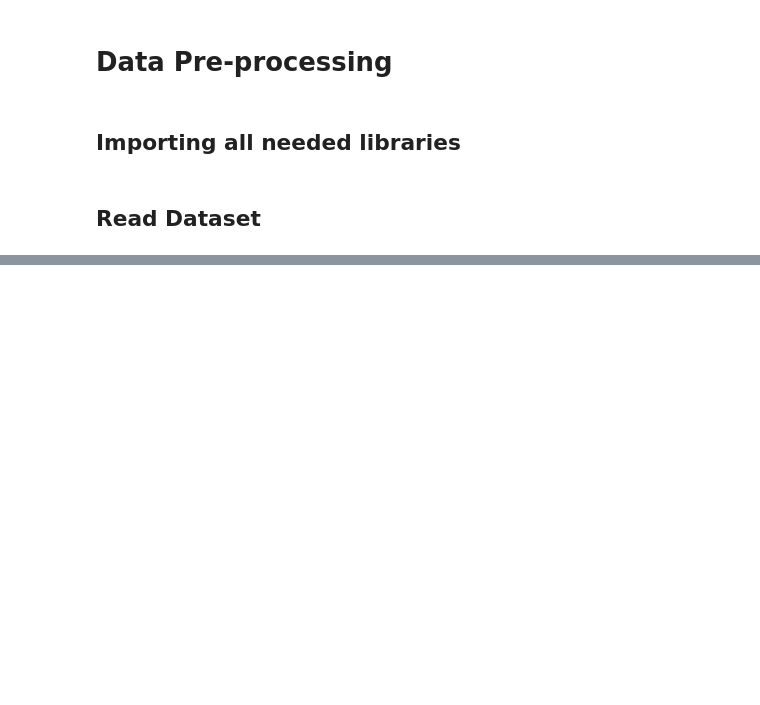
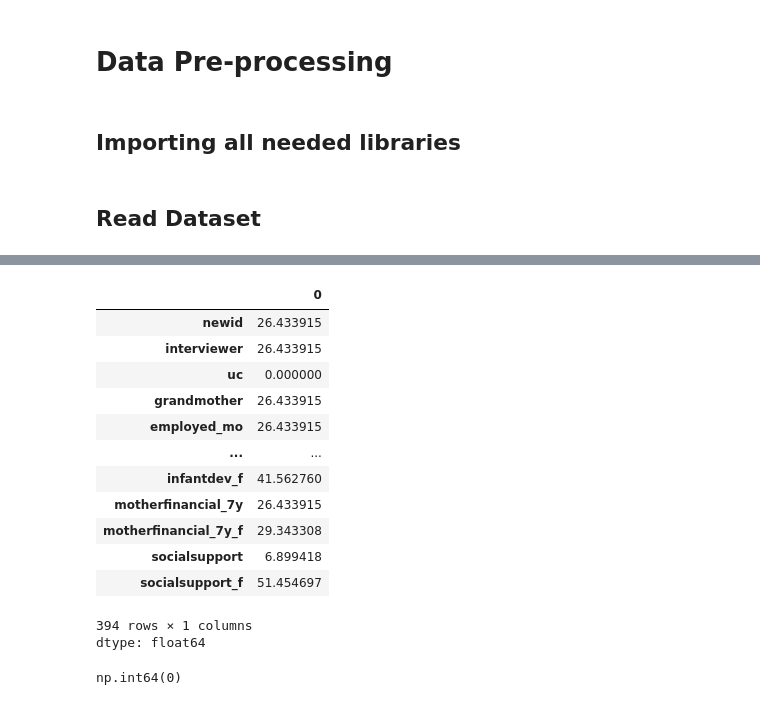
Before and after one commit to Armina101/Postpartum-depression-prediction-model, a Jupyter notebook: postpartum_depression_prediction.ipynb, the cells around one changed output, grey strips where cells are left out. Saved outputs shown, nothing was run; the diff lists cells and outputs as text; code cells hidden in the pictures; blank space fills up the shorter version.

```diff
--- a/postpartum_depression_prediction.ipynb
+++ b/postpartum_depression_prediction.ipynb
@@ -29,0 +67,21 @@ pd.read_csv('https://raw.githubusercontent.com/Armina101/Postpartum-depression-p
+# %%
+df.isnull().sum()/df.shape[0]*100
+# %% [output]
+|  | 0 |
+| newid | 26.433915 |
+| interviewer | 26.433915 |
+| uc | 0.000000 |
+| grandmother | 26.433915 |
+| employed_mo | 26.433915 |
+| ... | ... |
+| infantdev_f | 41.562760 |
+| motherfinancial_7y | 26.433915 |
+| motherfinancial_7y_f | 29.343308 |
+| socialsupport | 6.899418 |
+| socialsupport_f | 51.454697 |
+394 rows × 1 columns
+dtype: float64
+# %%
+df.duplicated().sum()
+# %% [output]
+np.int64(0)
```
Also changed, not shown: parts of 7 cells of this notebook.
